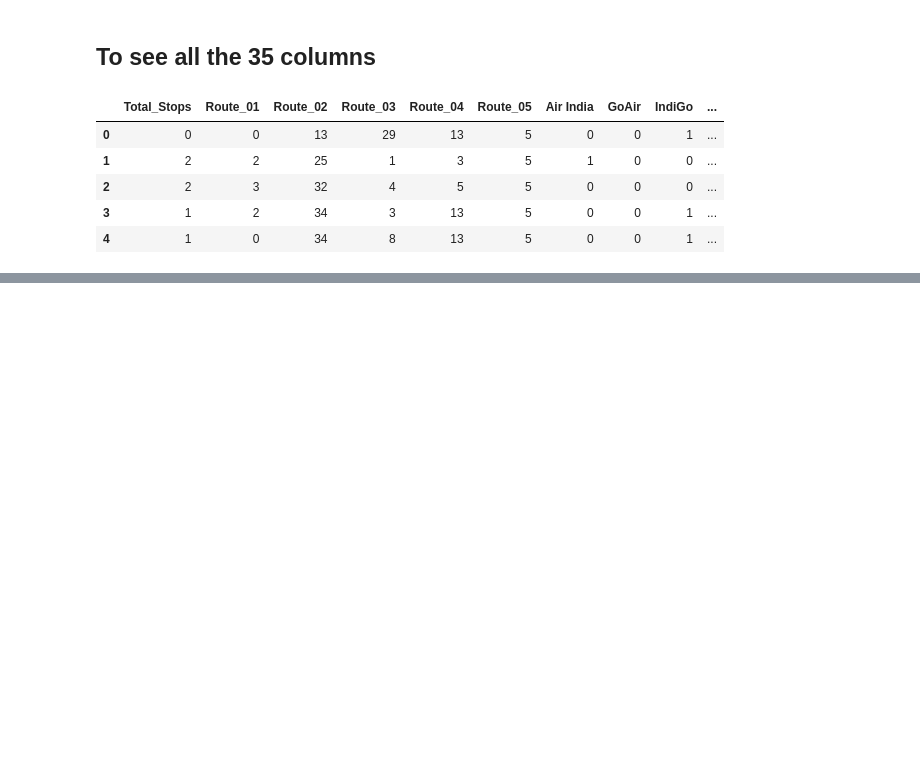
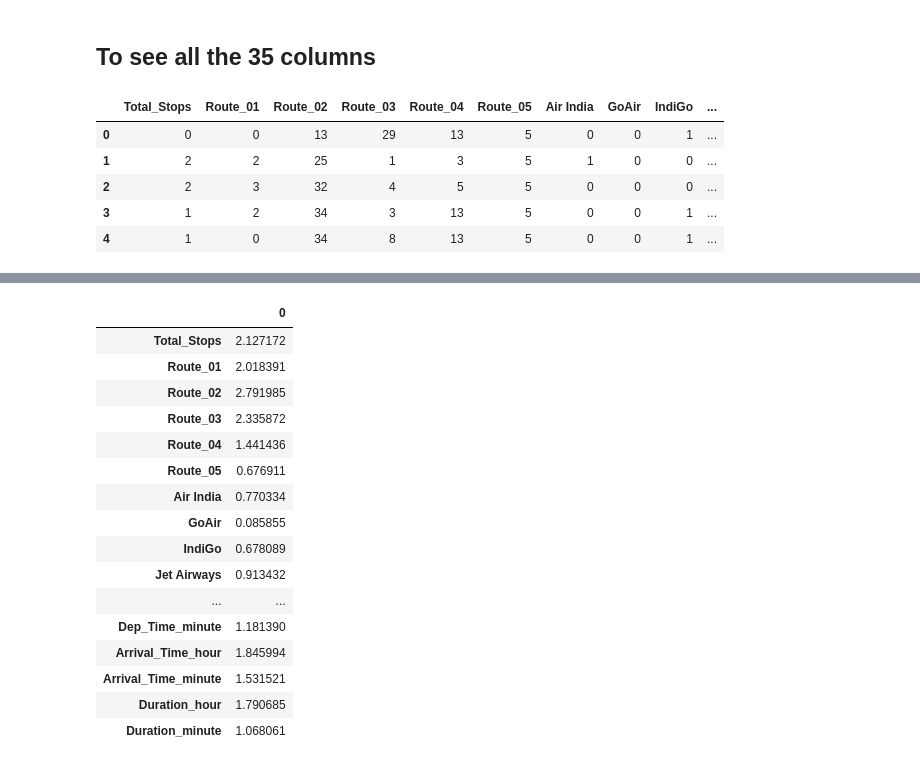
Before and after one commit to ghimiresunil/Three-Real-World-Data-Science-Project, a Jupyter notebook: flight_fare_prediction.ipynb, the cells around one changed output, grey strips where cells are left out. Saved outputs shown, nothing was run; the diff lists cells and outputs as text; code cells hidden in the pictures; blank space fills up the shorter version.

```diff
--- a/flight_fare_prediction.ipynb
+++ b/flight_fare_prediction.ipynb
@@ -638,0 +658,3 @@ train_data.head()
+# %%
+X_data = train_data.drop('Price', axis = 1)
+X_data.head()
@@ -638,0 +668,2 @@ train_data.head()
+# %%
+y_data = train_data['Price']
@@ -638,0 +683,3 @@ train_data.head()
+# %%
+mic = mutual_info_classif(X_data, y_data)
+mic
@@ -638,0 +696,21 @@ train_data.head()
+# %%
+imp = pd.DataFrame(mic, index = X_data.columns)
+imp
+# %% [output]
+|  | 0 |
+| Total_Stops | 2.127172 |
+| Route_01 | 2.018391 |
+| Route_02 | 2.791985 |
+| Route_03 | 2.335872 |
+| Route_04 | 1.441436 |
+| Route_05 | 0.676911 |
+| Air India | 0.770334 |
+| GoAir | 0.085855 |
+| IndiGo | 0.678089 |
+| Jet Airways | 0.913432 |
+| ... | ... |
+| Dep_Time_minute | 1.181390 |
+| Arrival_Time_hour | 1.845994 |
+| Arrival_Time_minute | 1.531521 |
+| Duration_hour | 1.790685 |
+| Duration_minute | 1.068061 |
```
Also changed, not shown: parts of 12 cells of this notebook.
